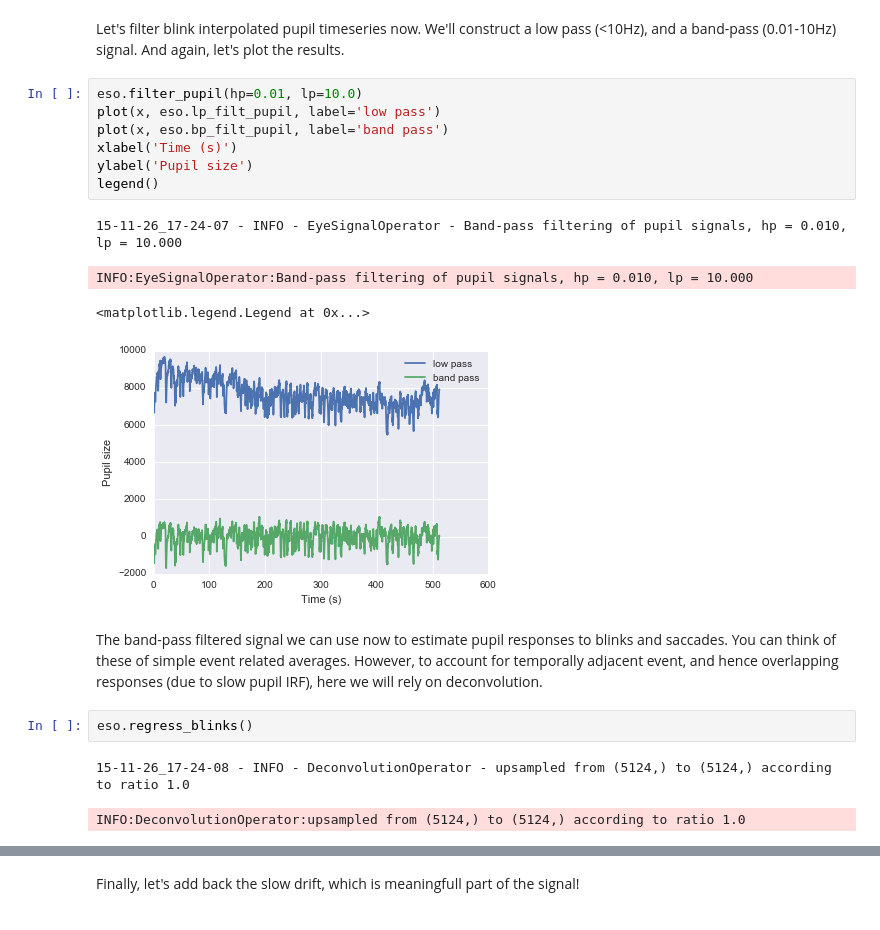
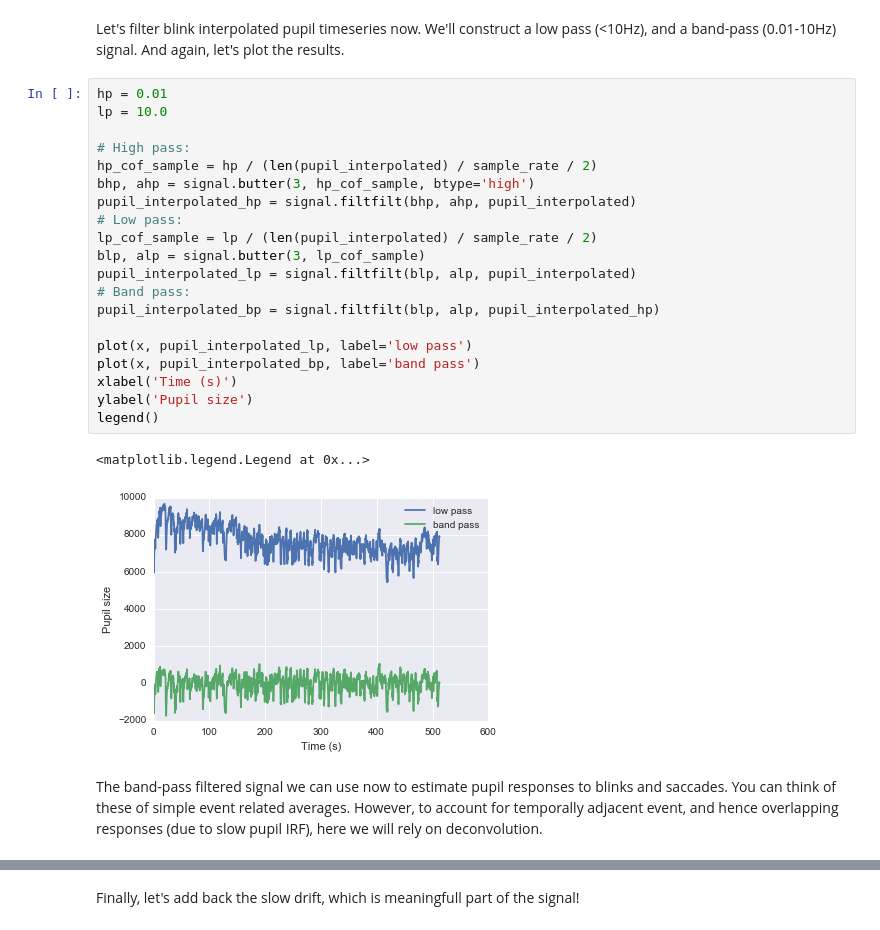
Before and after one commit to DonnerLab/Tutorials, a Jupyter notebook: pupil_preprocess_python.ipynb, the cells around one changed output, grey strips where cells are left out. Saved outputs shown, nothing was run; the diff lists cells and outputs as text.

```diff
--- a/pupil_preprocess_python.ipynb
+++ b/pupil_preprocess_python.ipynb
@@ -75,21 +72,27 @@ legend(loc=3)
 # %% [markdown]
 Let's filter blink interpolated pupil timeseries now. We'll construct a low pass (<10Hz), and a band-pass (0.01-10Hz) signal. And again, let's plot the results.
-# %%
-eso.filter_pupil(hp=0.01, lp=10.0)
-plot(x, eso.lp_filt_pupil, label='low pass')
-plot(x, eso.bp_filt_pupil, label='band pass')
-xlabel('Time (s)')
-ylabel('Pupil size')
-legend()
-# %% [output]
-15-11-26_17-24-07 - INFO - EyeSignalOperator - Band-pass filtering of pupil signals, hp = 0.010, lp = 10.000
-INFO:EyeSignalOperator:Band-pass filtering of pupil signals, hp = 0.010, lp = 10.000
-<matplotlib.legend.Legend at 0x...>
-[figure, removed]
+# %%
+hp = 0.01
+lp = 10.0
+
+# High pass:
+hp_cof_sample = hp / (len(pupil_interpolated) / sample_rate / 2)
+bhp, ahp = signal.butter(3, hp_cof_sample, btype='high')
+pupil_interpolated_hp = signal.filtfilt(bhp, ahp, pupil_interpolated)
+# Low pass:
+lp_cof_sample = lp / (len(pupil_interpolated) / sample_rate / 2)
+blp, alp = signal.butter(3, lp_cof_sample)
+pupil_interpolated_lp = signal.filtfilt(blp, alp, pupil_interpolated)
+# Band pass:
+pupil_interpolated_bp = signal.filtfilt(blp, alp, pupil_interpolated_hp)
+
+plot(x, pupil_interpolated_lp, label='low pass')
+plot(x, pupil_interpolated_bp, label='band pass')
+xlabel('Time (s)')
+ylabel('Pupil size')
+legend()
+# %% [output]
+<matplotlib.legend.Legend at 0x...>
+[figure, added]
 # %% [markdown]
 The band-pass filtered signal we can use now to estimate pupil responses to blinks and saccades. You can think of these of simple event related averages. However, to account for temporally adjacent event, and hence overlapping responses (due to slow pupil IRF), here we will rely on deconvolution.
-# %%
-eso.regress_blinks()
-# %% [output]
-15-11-26_17-24-08 - INFO - DeconvolutionOperator - upsampled from (5124,) to (5124,) according to ratio 1.0
-INFO:DeconvolutionOperator:upsampled from (5124,) to (5124,) according to ratio 1.0
```
Also changed, not shown: parts of 20 cells of this notebook.
